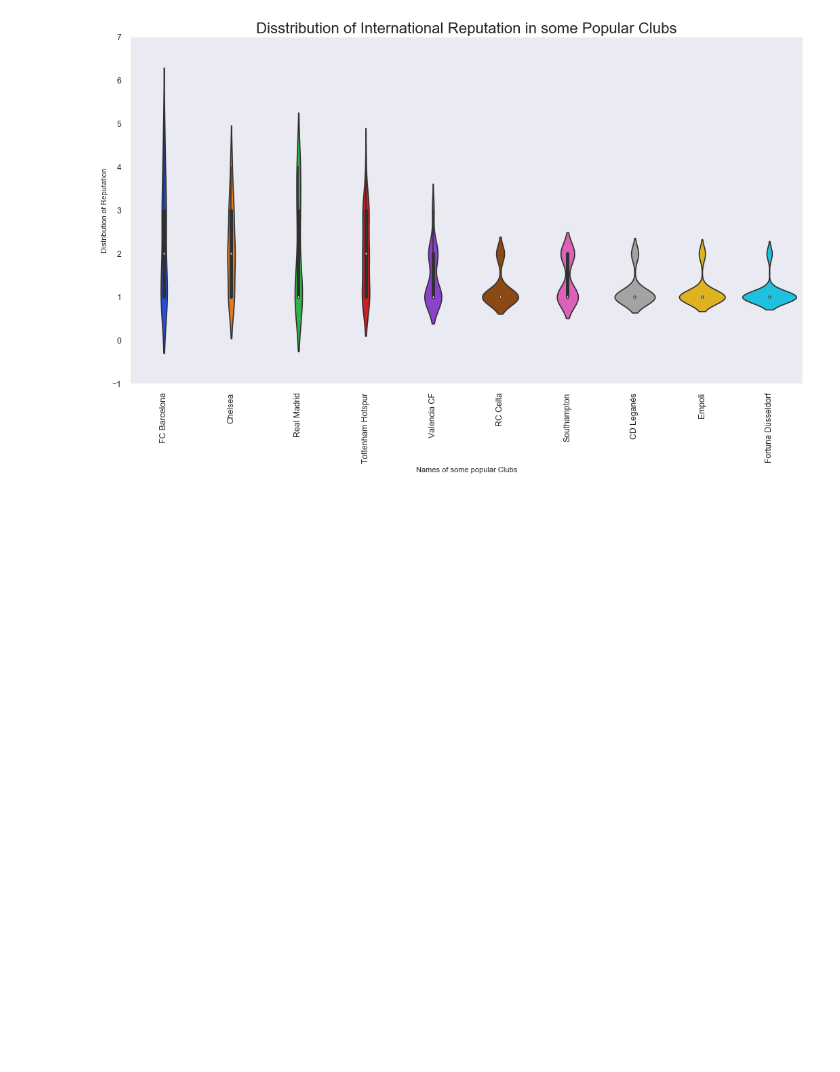
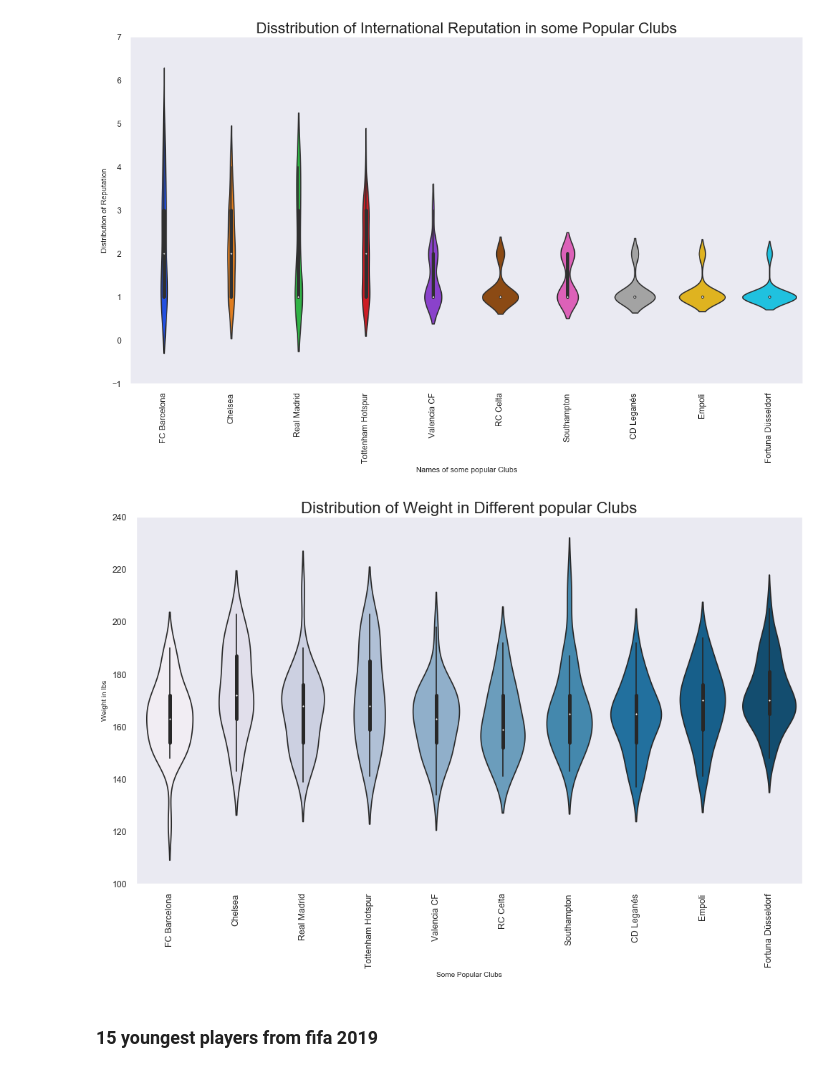
Before and after one commit to SiddarthSamdani/Fifa_Visualization, a Jupyter notebook: Fifa_Visualization.ipynb, the cells around one changed output. Cells and saved outputs as stored; diff of their text form; code cells hidden in the pictures; blank space fills up the shorter version.

```diff
--- a/Fifa_Visualization.ipynb
+++ b/Fifa_Visualization.ipynb
@@ -728,3 +728,20 @@ plt.xticks(rotation = 90)
 plt.show()
 # %% [output]
 [figure]
+# %%
+some_clubs = ('CD Leganés', 'Southampton', 'RC Celta', 'Empoli', 'Fortuna Düsseldorf', 'Manchestar City',
+             'Tottenham Hotspur', 'FC Barcelona', 'Valencia CF', 'Chelsea', 'Real Madrid')
+
+data_clubs = data.loc[data['Club'].isin(some_clubs) & data['Weight']]
+
+plt.rcParams['figure.figsize'] = (15, 8)
+ax = sns.violinplot(x = 'Club', y = 'Weight', data = data_clubs, palette = 'PuBu')
+ax.set_xlabel(xlabel = 'Some Popular Clubs', fontsize = 9)
+ax.set_ylabel(ylabel = 'Weight in lbs', fontsize = 9)
+ax.set_title(label = 'Distribution of Weight in Different popular Clubs', fontsize = 20)
+plt.xticks(rotation = 90)
+plt.show()
+# %% [output]
+[figure, added]
+# %% [markdown]
+### 15 youngest players from fifa 2019
```
Also changed, not shown: parts of 11 cells of this notebook.
